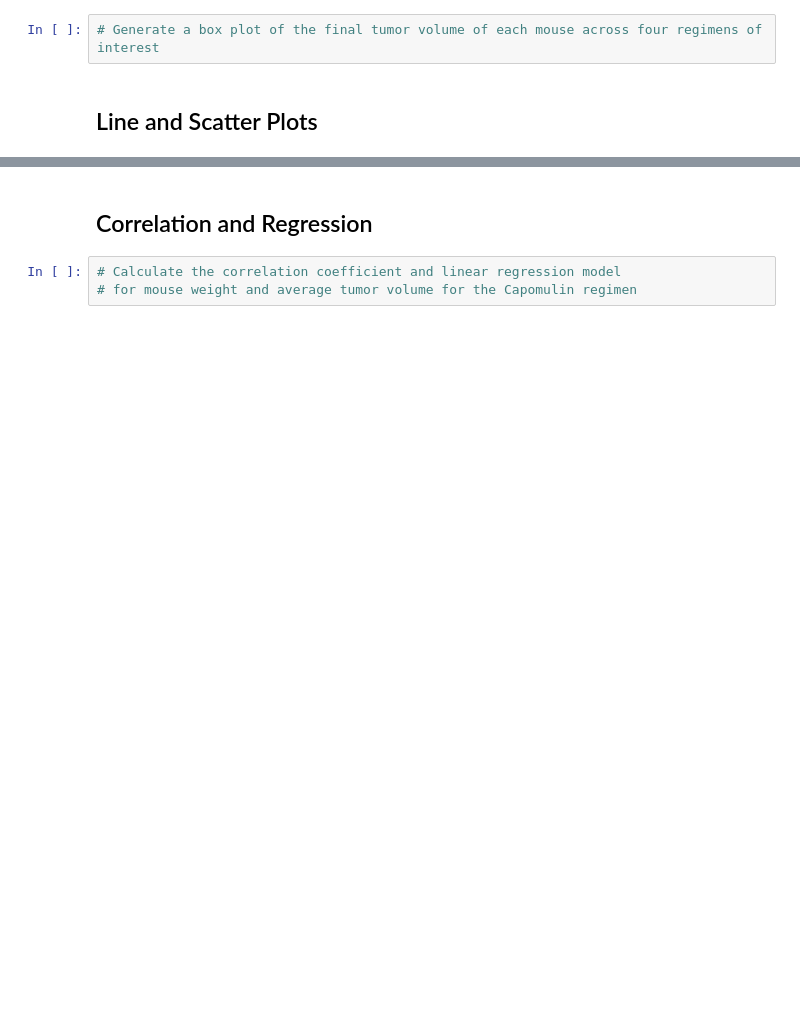
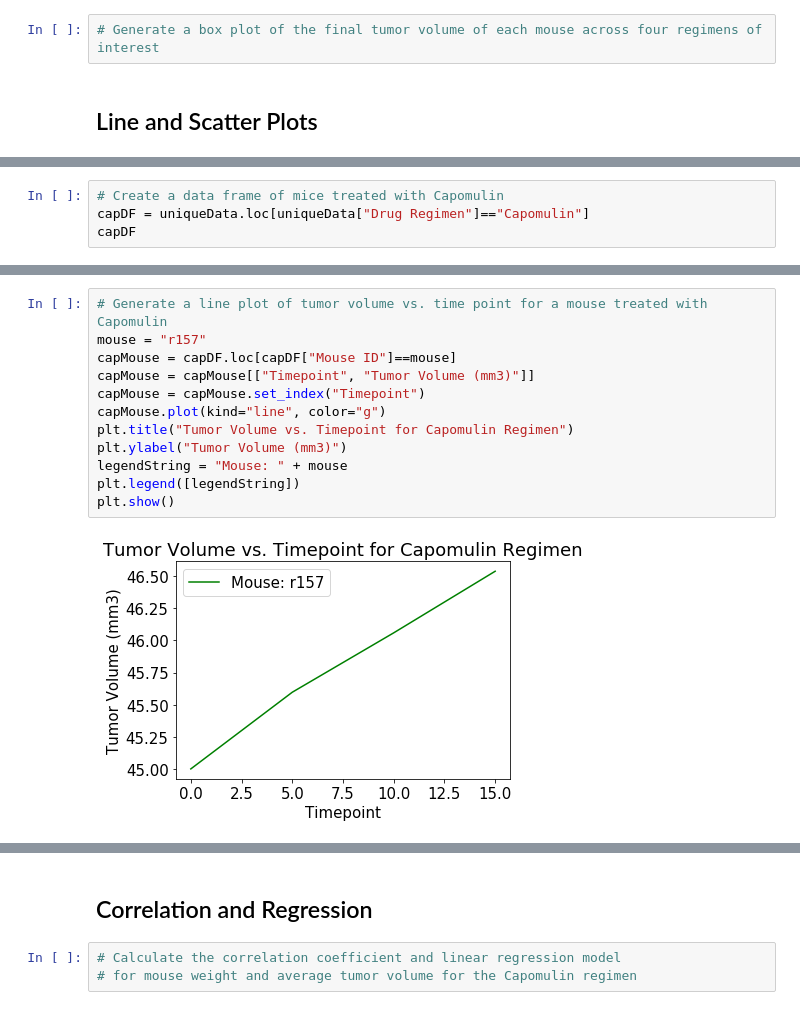
Before and after one commit to aburstyn9068/matplotlib-challenge, a Jupyter notebook: pymaceuticals_starter.ipynb, the cells around one changed output, grey strips where cells are left out. Cells and saved outputs as stored; diff of their text form; blank space fills up the shorter version.

```diff
--- a/pymaceuticals_starter.ipynb
+++ b/pymaceuticals_starter.ipynb
@@ -262,0 +299,4 @@ plt.show()
+# %%
+# Create a data frame of mice treated with Capomulin
+capDF = uniqueData.loc[uniqueData["Drug Regimen"]=="Capomulin"]
+capDF
@@ -262,0 +317,14 @@ plt.show()
+# %%
+# Generate a line plot of tumor volume vs. time point for a mouse treated with Capomulin
+mouse = "r157"
+capMouse = capDF.loc[capDF["Mouse ID"]==mouse]
+capMouse = capMouse[["Timepoint", "Tumor Volume (mm3)"]]
+capMouse = capMouse.set_index("Timepoint")
+capMouse.plot(kind="line", color="g")
+plt.title("Tumor Volume vs. Timepoint for Capomulin Regimen")
+plt.ylabel("Tumor Volume (mm3)")
+legendString = "Mouse: " + mouse
+plt.legend([legendString])
+plt.show()
+# %% [output]
+[figure, added]
```
Also changed, not shown: parts of 14 cells of this notebook.
